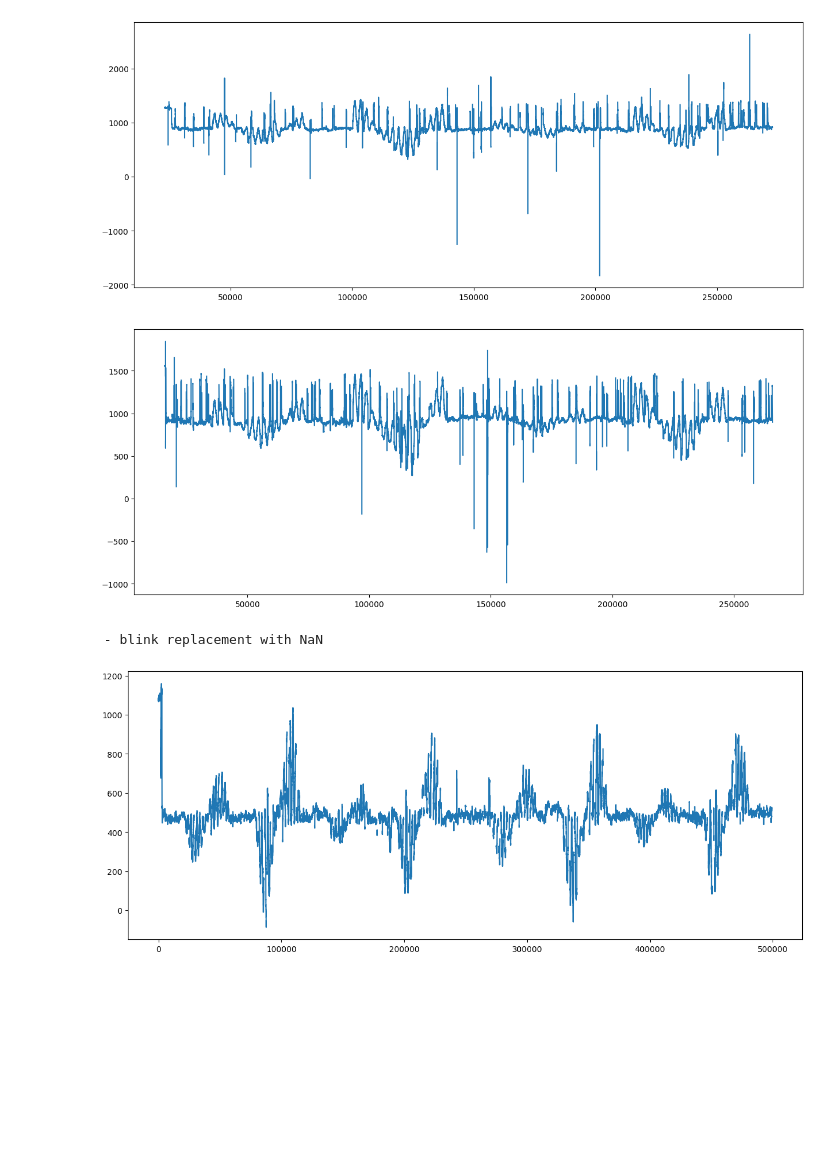
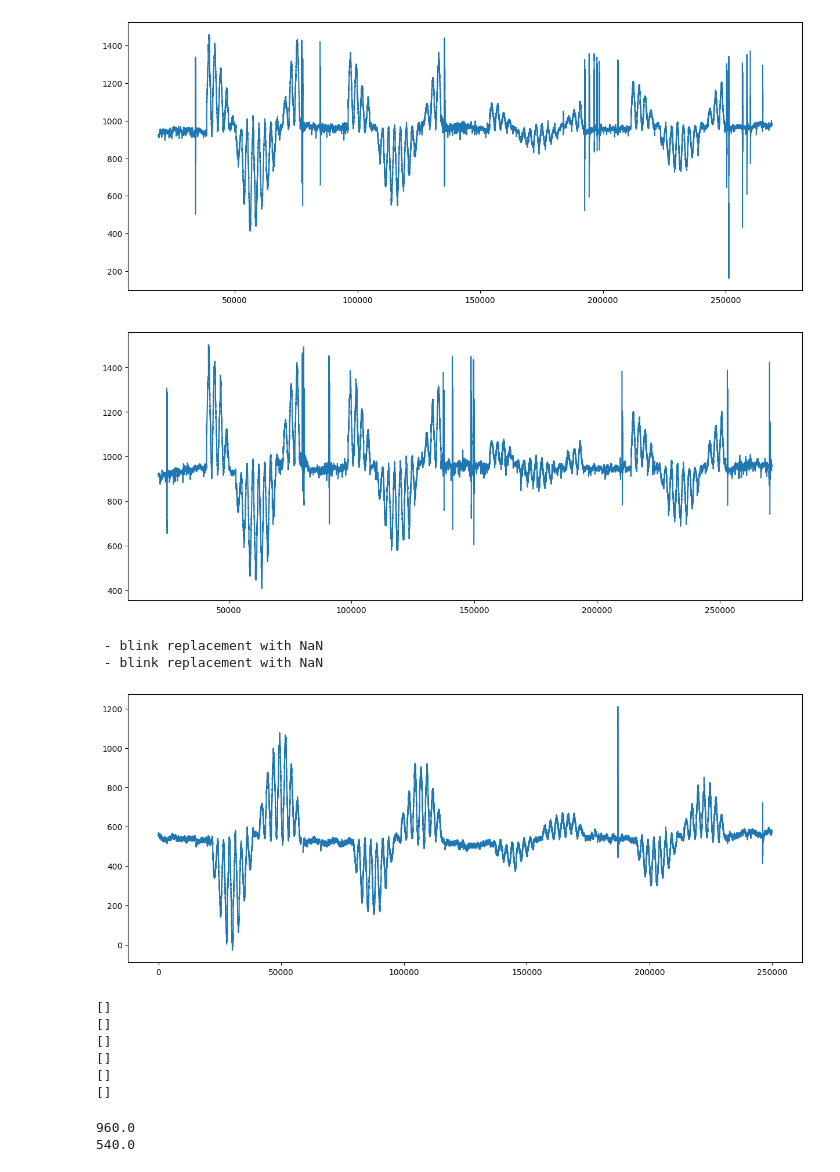
Before and after one commit to mszinte/pRF_analysis, a Jupyter notebook: RetinoMaps/eyetracking/dev/PurLoc_SacLoc/NEW_extract_eyedata.ipynb, the cells around one changed output. Saved outputs shown, nothing was run; the diff lists cells and outputs as text; code cells hidden in the pictures; blank space fills up the shorter version.

Commit message:
eyetracking preprocessing pipeline

```diff
--- a/RetinoMaps/eyetracking/dev/PurLoc_SacLoc/NEW_extract_eyedata.ipynb
+++ b/RetinoMaps/eyetracking/dev/PurLoc_SacLoc/NEW_extract_eyedata.ipynb
@@ -93,8 +85,12 @@ print(df_event_runs[0])
+# %%
+# Extrat data from physio and physioevents as dataframes
+df_event_runs = extract_data(main_dir, subject, task, ses, num_run, eye, file_type = "physioevents")
+df_data_runs = extract_data(main_dir, subject, task, ses, num_run, eye, file_type = "physio")
 # %%
-# Extract timestamps
+# Extract triggers
+# Initialize arrays to store results
+eye_data_runs_list = []
 
-
-# Initialize arrays to store results
 time_start_eye = np.zeros((1, num_run))
 time_end_eye = np.zeros((1, num_run))
 time_start_seq = np.zeros((num_seq, num_run))
@@ -113,8 +109,8 @@ seq_start_pattern = r'sequence\s(\d+)\sstarted'
 seq_stop_pattern = r'sequence\s(\d+)\sstopped'
 trial_onset_pattern = r'trial\s(\d+)\sonset'
 trial_offset_pattern = r'trial\s(\d+)\soffset'
-seq_9_stop_pattern = r'sequence\s9\strial\s16\soffset'
-seq_1_start_pattern = r'sequence\s1\strial\s1\sonset'
+seq_9_stop_pattern = settings.get("first_trial_pattern")
+seq_1_start_pattern = settings.get("last_trial_pattern")
 
 # Loop through the 'messages' column to extract the patterns
 for run_idx, df in enumerate(df_event_runs):
@@ -165,55 +161,78 @@ for run_idx, df in enumerate(df_event_runs):
         # Check for trial offset (ensure it's stored after the onset)
         trial_offset_match = re.search(trial_offset_pattern, message)
         if trial_offset_match:
             trial_num = int(trial_offset_match.group(1))
             # Check if this trial has an ongoing onset recorded
             if trial_num in ongoing_trials:
                 if last_seq_num is not None:
                     time_end_trial[trial_num - 1, last_seq_num - 1, run_idx] = row['onset']
                     del ongoing_trials[trial_num]  # Remove from ongoing trials as offset is found
             else:
                 # Trial offset found without a matching onset, this means it was out of order
                 print(f"Out-of-order trial offset found for trial {trial_num}, but onset wasn't found.")
 
 
 
         # Check for sequence 9 stopped
         if re.search(seq_9_stop_pattern, message):
             time_end_eye[0, run_idx] = row['onset']
 
 
 
+    # Filter for only timestamps between first and last trial
     eye_data_run = df_data_runs[run_idx][(df_data_runs[run_idx]['timestamp'] >= time_start_eye[0, run_idx]) &
                        (df_data_runs[run_idx]['timestamp'] <= time_end_eye[0, run_idx])]
 
     plt_1 = plt.figure(figsize=(15, 6))
     plt.plot(eye_data_run['x_coordinate'])
     plt.show()
 
+    eye_data_run_array = eye_data_run[['timestamp', 'x_coordinate', 'y_coordinate', 'pupil_size']].to_numpy()
 
-    eye_data_run = np.concatenate((eye_data_run,np.ones((eye_data_run.shape[0],1))*(run_idx)),axis = 1)
-	# col 0 = time
-	# col 2 = eye x coord
-	# col 3 = eye y coord
-	# col 4 = run number
-
-    if run_idx == 0:
-        eye_data_runs = eye_data_run
-    else:
-        eye_data_runs = np.concatenate((eye_data_runs,eye_data_run), axis=0)
+    eye_data_runs_list.append(eye_data_run_array)
 # %% [output]
-[figure, old version]
+[figure, new version]
-[figure, old version]
+[figure, new version]
 # %%
 # Remove blinks
 # Put nan for blink time
-sampling_rate = 1000
-eye_data_runs_nan_blink = replace_blinks_with_nan(eye_data_runs,sampling_rate)
 
-plt_2 = plt.figure(figsize=(15, 6))
-plt.plot(eye_data_runs_nan_blink[:,2])
-plt.show()
+if blinks_rm == 'pupil_off':
+    eye_data_runs_nan_blink_run_1 = blinkrm_pupil_off(eye_data_runs_list[0],eyetracking_sampling)
+    eye_data_runs_nan_blink_run_2 = blinkrm_pupil_off(eye_data_runs_list[1],eyetracking_sampling)
+
+    plt_2 = plt.figure(figsize=(15, 6))
+    plt.plot(eye_data_runs_nan_blink_run_1[:,2])
+    plt.show()
+else:
+    print("No blink removal method specified")
 # %% [output]
  - blink replacement with NaN
+ - blink replacement with NaN
-[figure, old version]
+[figure, new version]
+# %%
+def find_zero_indices(arr):
+    zero_indices = []
+    # Iterate through each element in the multidimensional array
+    for i, row in enumerate(arr):
+        for j, elem in enumerate(row):
+            # Check if the element is 0 and the column index (j) is odd
+            if np.any(elem == 0) and j % 2 == 1:
+                zero_indices.append((i, j))
+    return zero_indices
+
+
+
+to_check_arrays = [time_start_eye, time_end_eye, time_start_seq, time_end_seq, time_start_trial, time_end_trial]
+
+
+for arr in to_check_arrays:
+    print(find_zero_indices(arr))
+# %% [output]
+[]
+[]
+[]
+[]
+[]
+[]
 # %%
@@ -220,3 +240,9 @@ plt.show()
 time_start_trial[0,0,0] = 28753515
 time_start_trial[0,1,0] = 28772806 # trial, seq, run
+# %%
+print(screen_size[0]/2)
+print(screen_size[1]/2)
+# %% [output]
+960.0
+540.0
 # %%
```
Also changed, not shown: parts of 19 cells of this notebook, 5 other files.
